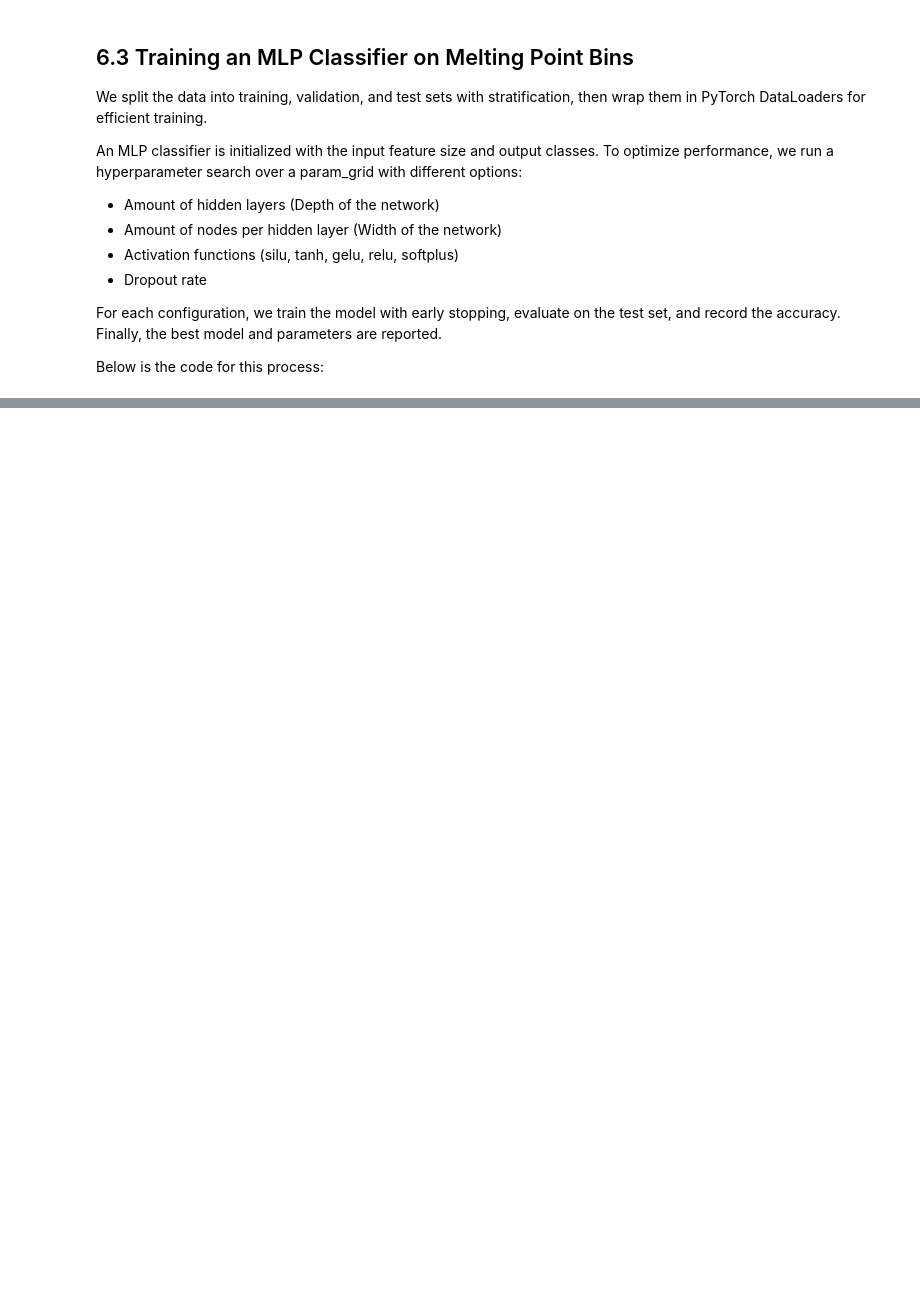
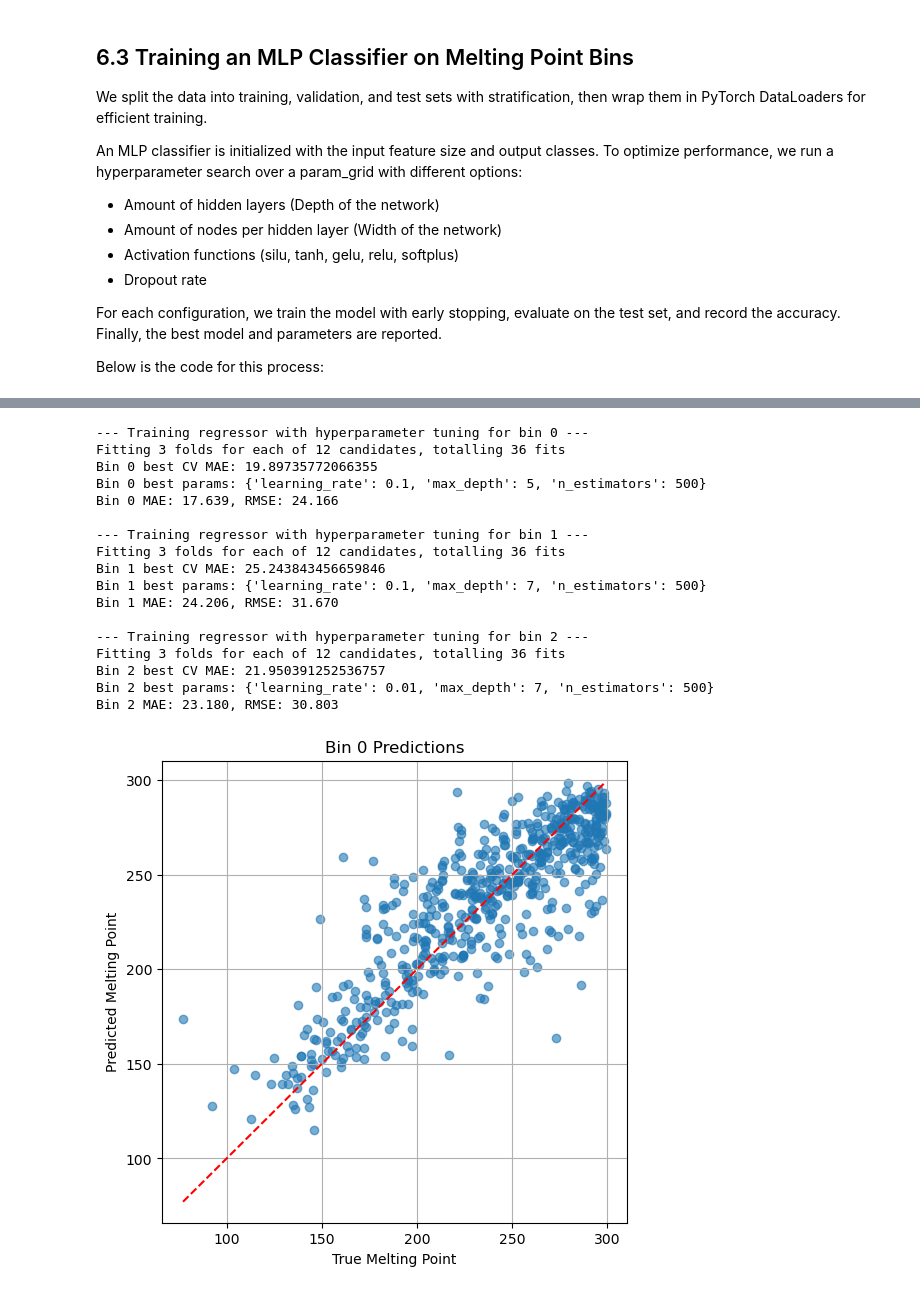
Before and after one commit to Skylerturner/kaggle_melting_point_ensemble, a Jupyter notebook: large_data_notebook.ipynb, the cells around one changed output, grey strips where cells are left out. Saved outputs shown, nothing was run; the diff lists cells and outputs as text; code cells hidden in the pictures; blank space fills up the shorter version.

Commit message:
Finished Regressors and fine tuning

```diff
--- a/large_data_notebook.ipynb
+++ b/large_data_notebook.ipynb
@@ -326,10 +332,10 @@ Below is the code for this process:
 # %%
 # Variables
 results = []
-batch_size = 32
+batch_size = 64
 epochs = 150
-lr = 1e-4
-patience = 30
+lr = 5e-4
+patience = 50
 
 # Prepare dataloaders
 train_loader = DataLoader(train_dataset, batch_size=batch_size, shuffle=True)
@@ -341,7 +347,7 @@ num_classes = len(np.unique(y_train))
 
 # parameters to search
 param_grid = [
-    {'hidden_layers': (128, 256, 128, 256, 128), 'activation': 'silu'},
+    {'hidden_layers': (64, 64, 64, 64, 64, 64), 'activation': 'silu'},
     {'hidden_layers': (32, 32), 'activation': 'tanh'},
 ]
 
@@ -352,7 +358,7 @@ for params in param_grid:
         num_classes=num_classes,
         hidden_layers=params['hidden_layers'],
         activation=params.get('activation', 'silu'),
-        dropout=0.3
+        dropout=0.35
     ).to(device)
 
     model = train_mlp_classifier(
@@ -515,29 +520,54 @@ import xgboost as xgb
 from typing import Dict, List, Optional, Any
 # %%
 # Define your broad parameter grids for each bin
-broad_param_grids = {
+broad_param_grid = {
     0: {
         'max_depth': [3, 5, 7],
         'learning_rate': [0.01, 0.1],
-        'n_estimators': [100, 300],
+        'n_estimators': [300, 500],
     },
     1: {
         'max_depth': [3, 5, 7],
         'learning_rate': [0.01, 0.1],
-        'n_estimators': [100, 300],
+        'n_estimators': [300, 500],
     },
     2: {
         'max_depth': [3, 5, 7],
         'learning_rate': [0.01, 0.1],
-        'n_estimators': [100, 300],
+        'n_estimators': [300, 500],
     }
 }
 
 # Perform broad grid search
-broad_search_results = grid_search_per_bin(
-    df=your_dataframe,
-    features=your_feature_columns,
-    param_grids=broad_param_grids,
+broad_search_results = per_bin_grid_search(
+    df=df,
+    features=top_features,
+    param_grids=broad_param_grid,
     bin_col='Tm_bin',
     target_col='Tm'
 )
+
+# Loop through each bin's results and plot predictions
+for bin_label, result in broad_search_results.items():
+    y_test = result['y_test']
+    y_pred = result['y_pred']
+    plot_regression_predictions(y_test, y_pred, bin_label)
+# %% [output]
+--- Training regressor with hyperparameter tuning for bin 0 ---
+Fitting 3 folds for each of 12 candidates, totalling 36 fits
+Bin 0 best CV MAE: 19.89735772066355
+Bin 0 best params: {'learning_rate': 0.1, 'max_depth': 5, 'n_estimators': 500}
+Bin 0 MAE: 17.639, RMSE: 24.166
+
+--- Training regressor with hyperparameter tuning for bin 1 ---
+Fitting 3 folds for each of 12 candidates, totalling 36 fits
+Bin 1 best CV MAE: 25.243843456659846
+Bin 1 best params: {'learning_rate': 0.1, 'max_depth': 7, 'n_estimators': 500}
+Bin 1 MAE: 24.206, RMSE: 31.670
+
+--- Training regressor with hyperparameter tuning for bin 2 ---
+Fitting 3 folds for each of 12 candidates, totalling 36 fits
+Bin 2 best CV MAE: 21.950391252536757
+Bin 2 best params: {'learning_rate': 0.01, 'max_depth': 7, 'n_estimators': 500}
+Bin 2 MAE: 23.180, RMSE: 30.803
+[figure, added]
```
Also changed, not shown: parts of 12 cells of this notebook, 2 other files.
